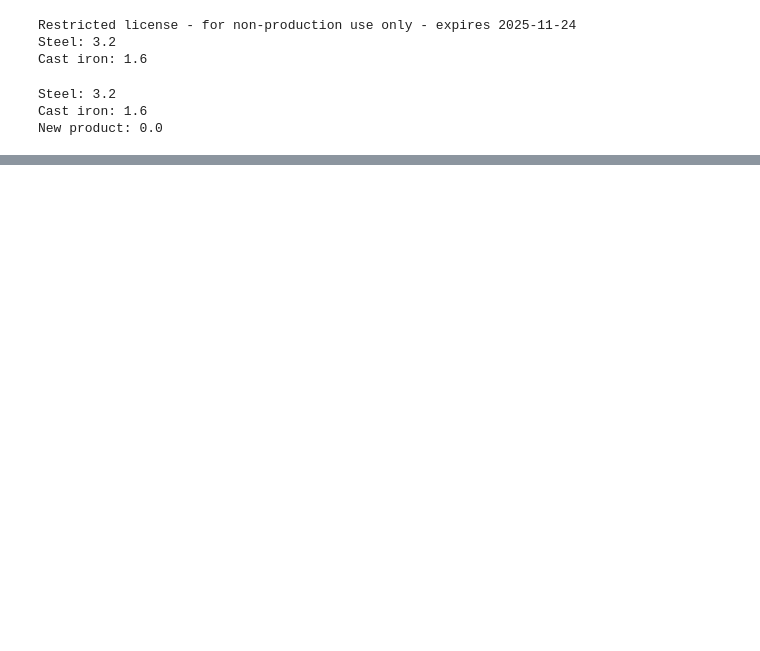
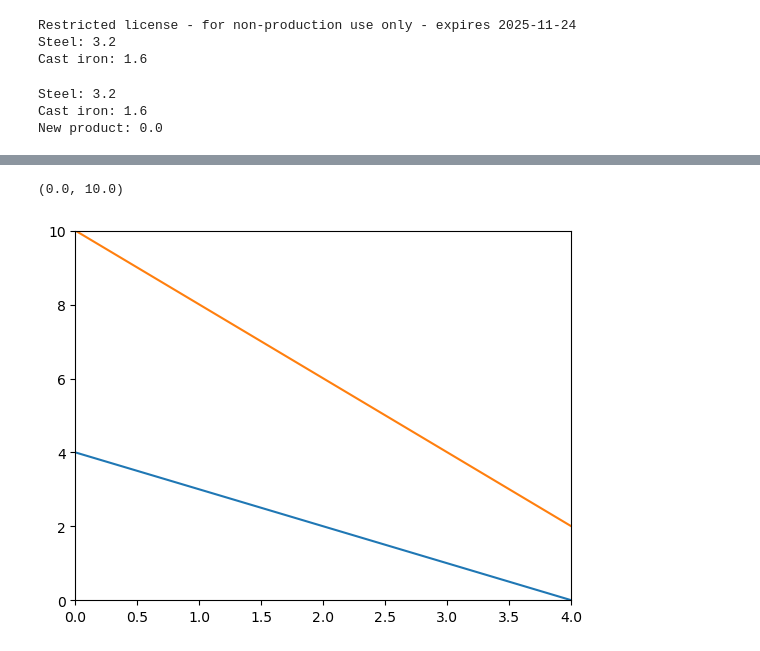
Before and after one commit to febse/opt2025, a Jupyter notebook: 03-Graphical-Method/02-Sensitivity.ipynb, the cells around one changed output, grey strips where cells are left out. Drawn from its saved outputs; the diff is of its cells as text; code cells hidden in the pictures; blank space fills up the shorter version.

```diff
--- a/03-Graphical-Method/02-Sensitivity.ipynb
+++ b/03-Graphical-Method/02-Sensitivity.ipynb
@@ -246,0 +271,17 @@ New product: 0.0
+# %%
+# Plot the constraints
+
+import matplotlib.pyplot as plt
+
+# Define the constraints
+
+x_1 = [0, 8]  # Range of x_s values
+x_2 = [0, 20]  # Range of x_c values for constraint 1
+
+plt.plot(x_1, [4 - 1 * x for x in x_1], label=r"$x_1 + x_2 = 4$")
+plt.plot(x_1, [10 - 2 * x for x in x_1], label=r"$2x_1 + x_2 = 10$")
+plt.xlim(0, 4)
+plt.ylim(0, 10)
+# %% [output]
+(0.0, 10.0)
+[figure, added]
```
Also changed, not shown: parts of 7 cells of this notebook, 2 other files.
